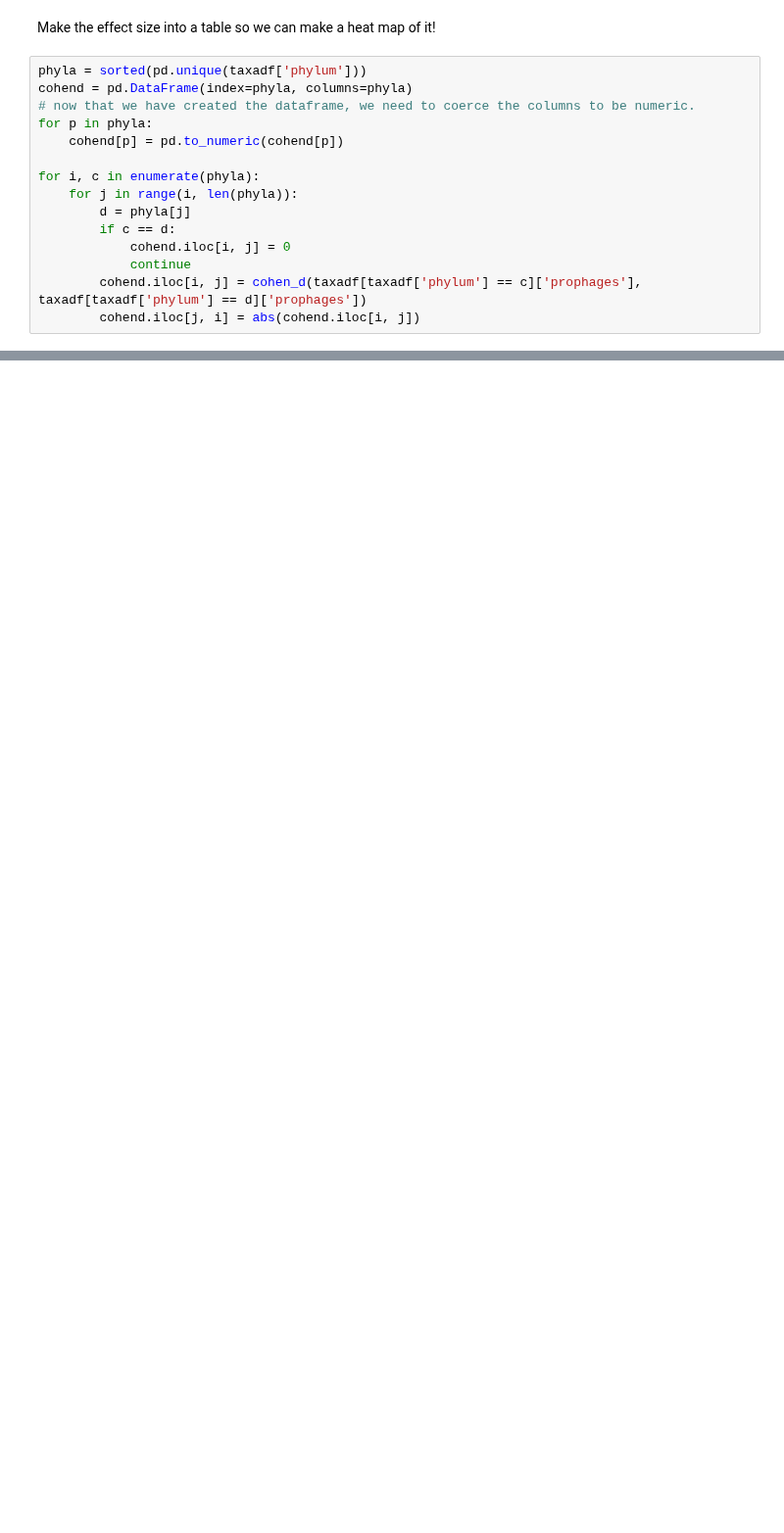
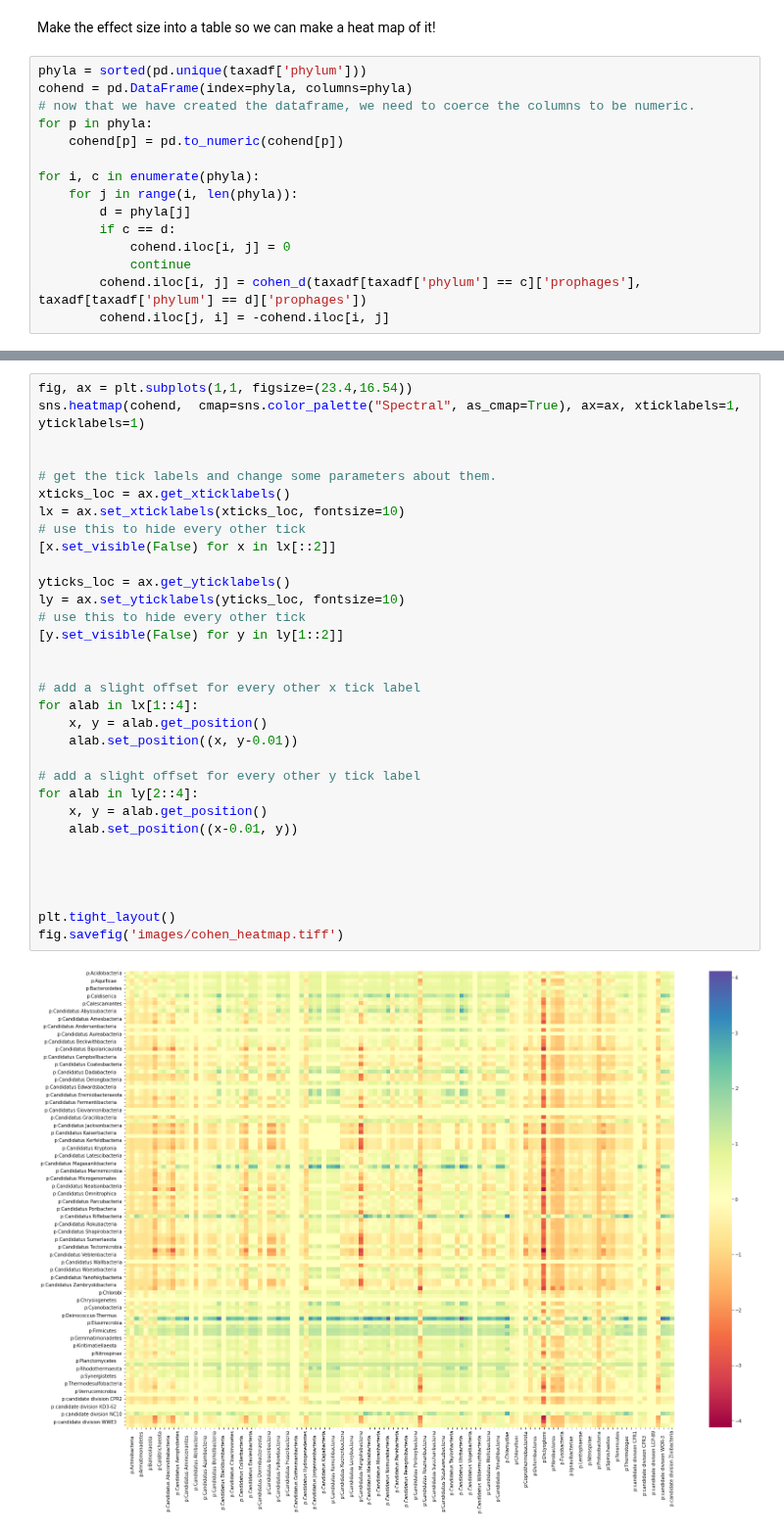
Before and after one commit to linsalrob/PhispyAnalysis, a Jupyter notebook: DataAnalysis/merged_taxonomy.ipynb, the cells around one changed output, grey strips where cells are left out. Shown at 98% size. Drawn from its saved outputs; the diff is of its cells as text; blank space fills up the shorter version.

```diff
--- a/DataAnalysis/merged_taxonomy.ipynb
+++ b/DataAnalysis/merged_taxonomy.ipynb
@@ -447,4 +482,4 @@ for i, c in enumerate(phyla):
             cohend.iloc[i, j] = 0
             continue
         cohend.iloc[i, j] = cohen_d(taxadf[taxadf['phylum'] == c]['prophages'], taxadf[taxadf['phylum'] == d]['prophages'])
-        cohend.iloc[j, i] = abs(cohend.iloc[i, j])
+        cohend.iloc[j, i] = -cohend.iloc[i, j]
@@ -481,0 +507,34 @@ fig.savefig('images/cohen_heatmap.tiff')
+# %%
+fig, ax = plt.subplots(1,1, figsize=(23.4,16.54))
+sns.heatmap(cohend,  cmap=sns.color_palette("Spectral", as_cmap=True), ax=ax, xticklabels=1, yticklabels=1)
+
+
+# get the tick labels and change some parameters about them.
+xticks_loc = ax.get_xticklabels()
+lx = ax.set_xticklabels(xticks_loc, fontsize=10)
+# use this to hide every other tick
+[x.set_visible(False) for x in lx[::2]]
+
+yticks_loc = ax.get_yticklabels()
+ly = ax.set_yticklabels(yticks_loc, fontsize=10)
+# use this to hide every other tick
+[y.set_visible(False) for y in ly[1::2]]
+
+
+# add a slight offset for every other x tick label
+for alab in lx[1::4]:
+    x, y = alab.get_position()
+    alab.set_position((x, y-0.01))
+
+# add a slight offset for every other y tick label
+for alab in ly[2::4]:
+    x, y = alab.get_position()
+    alab.set_position((x-0.01, y))
+
+
+
+
+plt.tight_layout()
+fig.savefig('images/cohen_heatmap.tiff')
+# %% [output]
+[figure, added]
```
Also changed, not shown: parts of 19 cells of this notebook, 2 other files.
